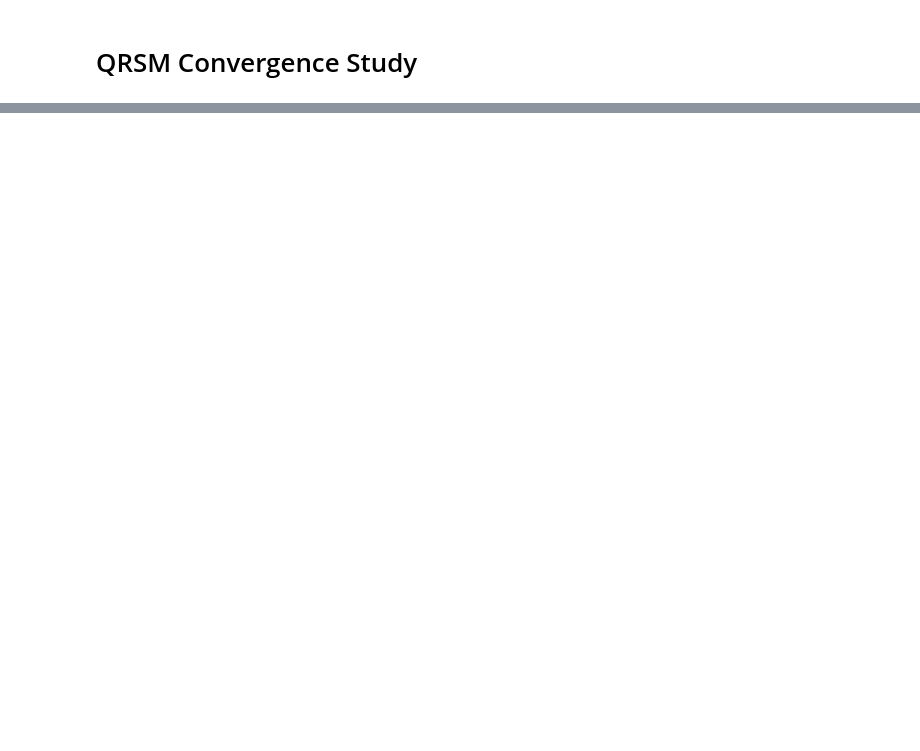
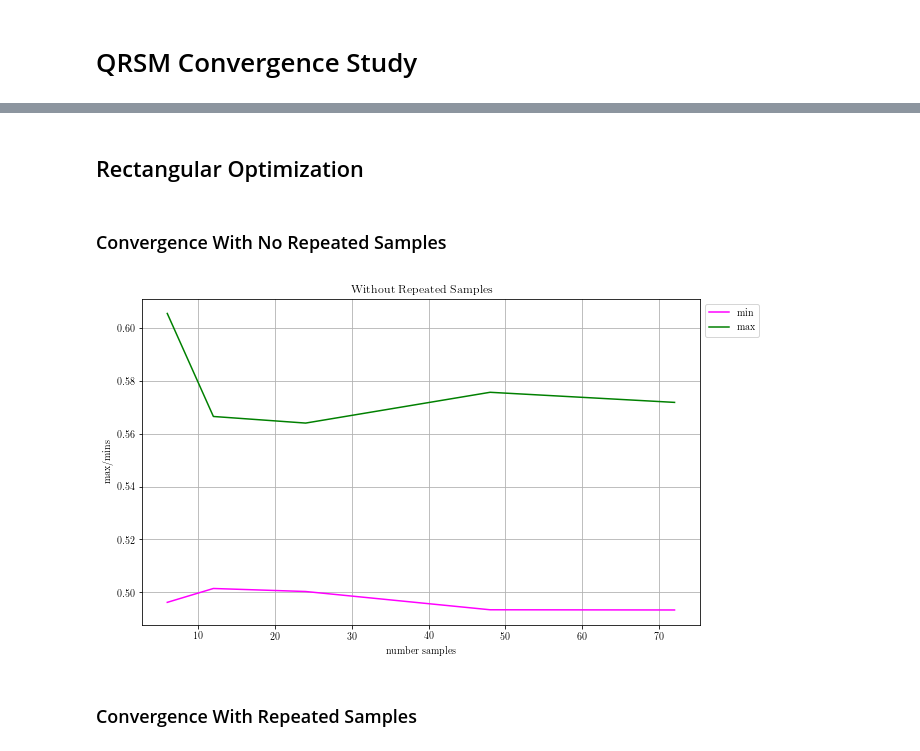
Before and after one commit to biboyd/UQ-mesa, a Jupyter notebook: Convergence-Analysis.ipynb, the cells around one changed output, grey strips where cells are left out. Saved outputs shown, nothing was run; the diff lists cells and outputs as text; code cells hidden in the pictures; blank space fills up the shorter version.

```diff
--- a/Convergence-Analysis.ipynb
+++ b/Convergence-Analysis.ipynb
@@ -117,0 +120,46 @@ plt.savefig('convergence_with_repeats.png', bbox_extra_artists=(lgd,), bbox_inch
+# %% [markdown]
+## Rectangular Optimization
+# %% [markdown]
+### Convergence With No Repeated Samples
+# %%
+quadratic_analyses = []
+
+pointlist = fullgrid.points[:]
+success = True
+
+# Select the first 6, then 12, etc points from the full grid
+# and do separate quadratic analyses on them. Warn on error.
+for i in [6, 12, 24, 48, 72]:
+    ipts  = [pointlist.pop(0) for j in range(i)]
+    igrid = QAT.Grid(ipts)
+    iqa   = QAT.QuadraticAnalysis(igrid, lo, hi, method='rectangular')
+    success = success and iqa.success
+    if not success:
+        write('ERROR: subsampling analyis failed with {} points!'.format(i))
+        break
+    else:
+        quadratic_analyses.append(iqa)
+# %%
+# Collect each max/min
+independent_rectangular_num_points = []
+independent_rectangular_maxs = []
+independent_rectangular_mins = []
+for qa in quadratic_analyses:
+    independent_rectangular_num_points.append(len(qa.grid.points))
+    independent_rectangular_maxs.append(qa.ropt.max_function)
+    independent_rectangular_mins.append(qa.ropt.min_function)
+# %%
+fig, ax = plt.subplots()
+ax.plot(independent_rectangular_num_points, independent_rectangular_mins, color='magenta', label='min')
+ax.plot(independent_rectangular_num_points, independent_rectangular_maxs, color='green', label='max')
+ax.set_xlabel('number samples')
+ax.set_ylabel('max/mins')
+plt.title('Without Repeated Samples')
+handles, labels = ax.get_legend_handles_labels()
+lgd = ax.legend(handles, labels, bbox_to_anchor=(1, 1), loc='upper left')
+ax.grid('on')
+plt.savefig('convergence_without_repeats_rectangular.png', bbox_extra_artists=(lgd,), bbox_inches='tight', dpi=300)
+# %% [output]
+[figure, added]
+# %% [markdown]
+### Convergence With Repeated Samples
```
Also changed, not shown: parts of 17 cells of this notebook, 8 other files.
